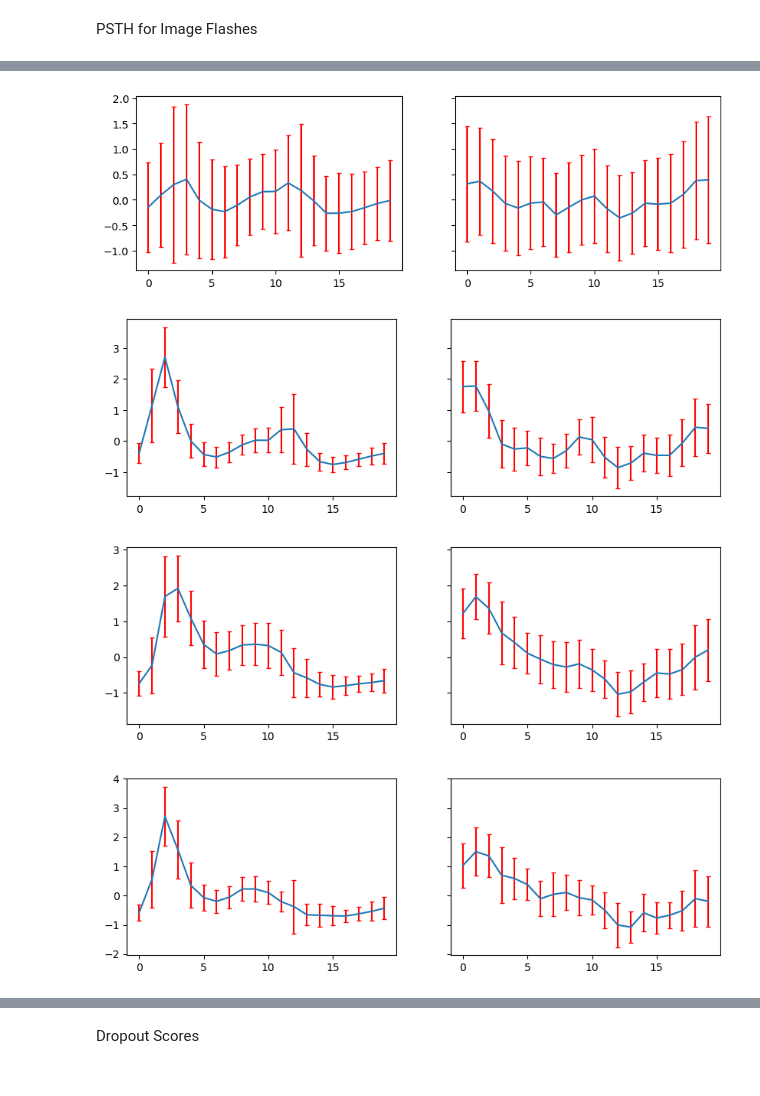
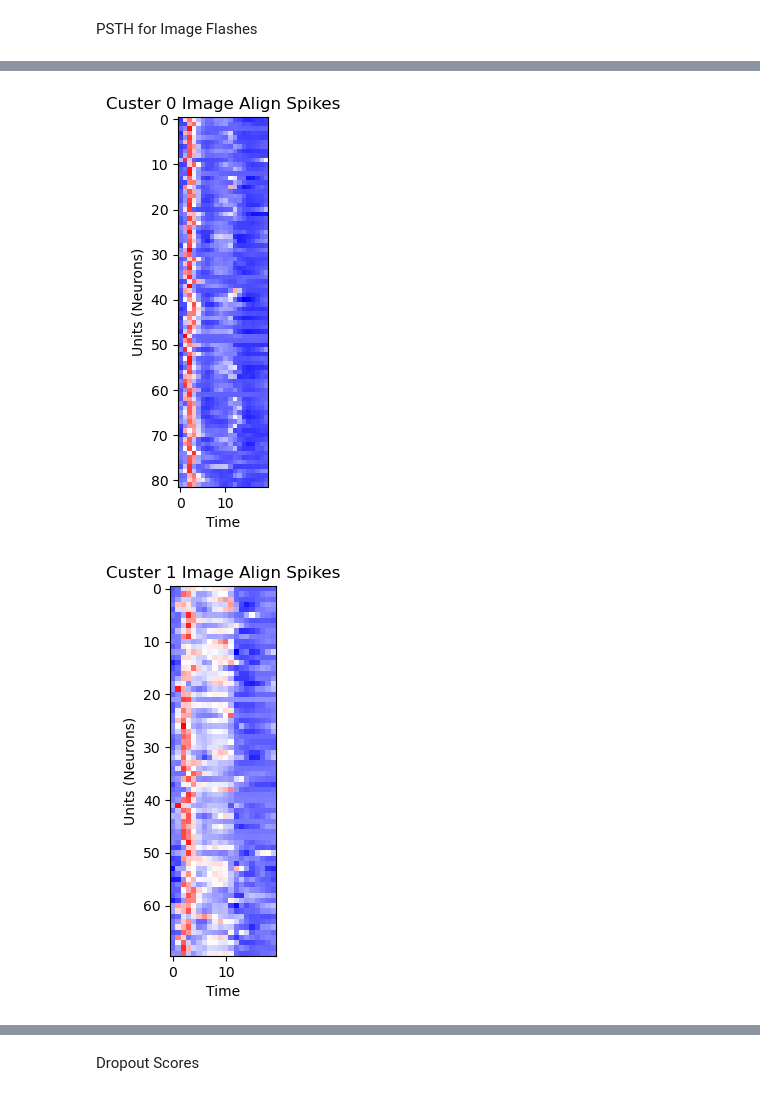
Before and after one commit to matt-wats/AMP3-Spring-2026-Project, a Jupyter notebook: my_2a.ipynb, the cells around one changed output, grey strips where cells are left out. Cells and saved outputs as stored; diff of their text form; code cells hidden in the pictures.

```diff
--- a/my_2a.ipynb
+++ b/my_2a.ipynb
@@ -327,8 +303,2 @@ K = 4
 kmeans = KMeans(n_clusters=K, random_state=1, n_init=10)
 clusters = kmeans.fit_predict(coding_weights)
-# %%
-for k in range(K):
-    plt.imshow(np.mean(np.abs(coding_weights[clusters==k]), axis=0).reshape(-1, 11))
-    plt.colorbar()
-    plt.tight_layout()
-    plt.show()
@@ -396,8 +361,6 @@ num_units = len(spike_times)
 
 # Create data structure for binned spike counts
 hist = np.zeros((num_image_flashes, num_bins, num_units))
-
-lick_hist = np.zeros((num_licks, num_bins, num_units))
 
 # For each unit
 for k, unit_idx in enumerate(unit_indices):
@@ -413,18 +376,6 @@ for k, unit_idx in enumerate(unit_indices):
 
     # Store them in our handy-dandy "histogram"
     hist[:,:,k] = counts.reshape(num_image_flashes, num_bins)
-
-
-    # ---- Same for licks ----
-    # Find the correct indices of the unit spike times for each bin
-    start_indices = np.searchsorted(unit_spike_times, lick_bin_start_times)
-    stop_indices = np.searchsorted(unit_spike_times, lick_bin_end_times)
-
-    # Get the counts for each bin
-    counts = stop_indices - start_indices
-
-    # Store them in our handy-dandy "histogram"
-    lick_hist[:,:,k] = counts.reshape(num_licks, num_bins)
 # %%
 mean_hist = np.mean(hist, axis=0)
 coding_means = mean_hist[:,~noncoding_indices]
@@ -444,6 +382,0 @@ lick_coding_means = (lick_coding_means - np.mean(lick_coding_means, axis=0, keep
-# %%
-for k in range(K):
-    fig, ax = plt.subplots(1,2)
-    ax[0].imshow(coding_means[:,clusters == k].T[:], cmap="bwr")
-    ax[1].imshow(lick_coding_means[:,clusters == k].T[:], cmap="bwr")
-    plt.show()
@@ -455,17 +383,10 @@ for k in range(K):
-# %%
-for k in range(K):
-    mean = np.mean(coding_means[:,clusters == k], axis=1)
-    std = np.std(coding_means[:,clusters == k], axis=1)
-
-    lick_mean = np.mean(lick_coding_means[:,clusters == k], axis=1)
-    lick_std = np.std(lick_coding_means[:,clusters == k], axis=1)
-
-    fig, ax = plt.subplots(1,2, sharey=True, figsize=(10,3))
-    ax[0].errorbar(np.arange(20), mean, std, capsize=2, ecolor="r")
-    ax[1].errorbar(np.arange(20), lick_mean, lick_std, capsize=2, ecolor="r")
-    plt.show()
-# %% [output]
-[figure, removed]
-[figure, removed]
-[figure, removed]
-[figure, removed]
+# %%
+for k in range(K):
+    plt.imshow(coding_means[:,clusters == k].T[:], cmap="bwr")
+    plt.title(f"Custer {k} Image Align Spikes")
+    plt.xlabel("Time")
+    plt.ylabel("Units (Neurons)")
+    plt.show()
+# %% [output]
+[figure, added]
+[figure, added]
```
Also changed, not shown: parts of 22 cells of this notebook.
